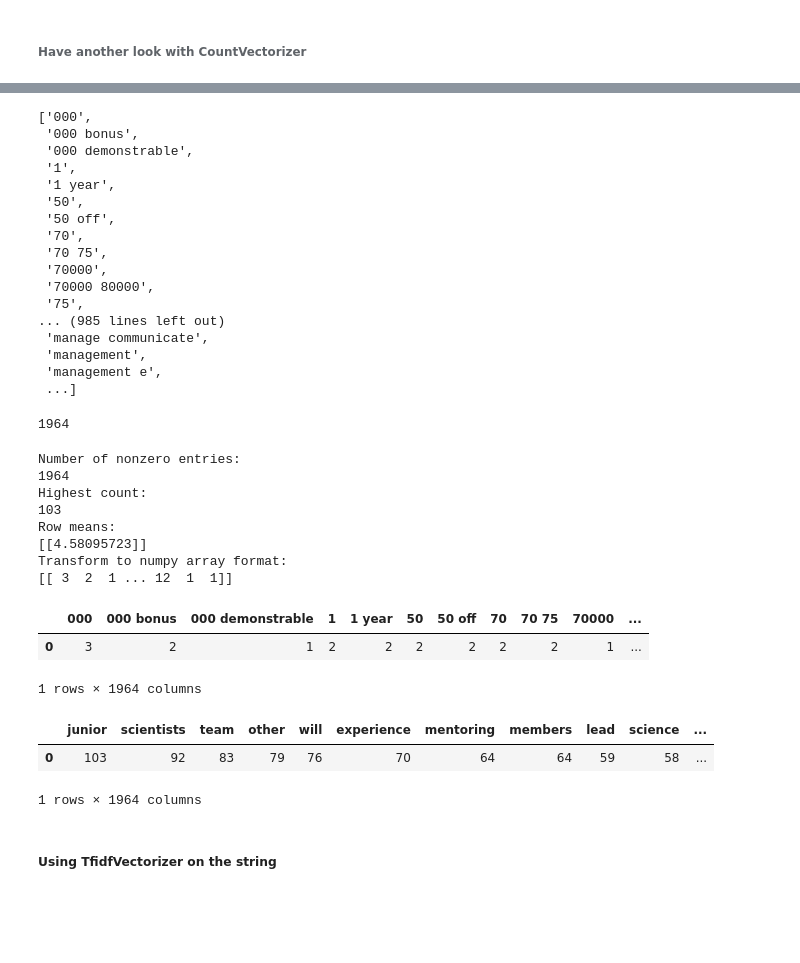
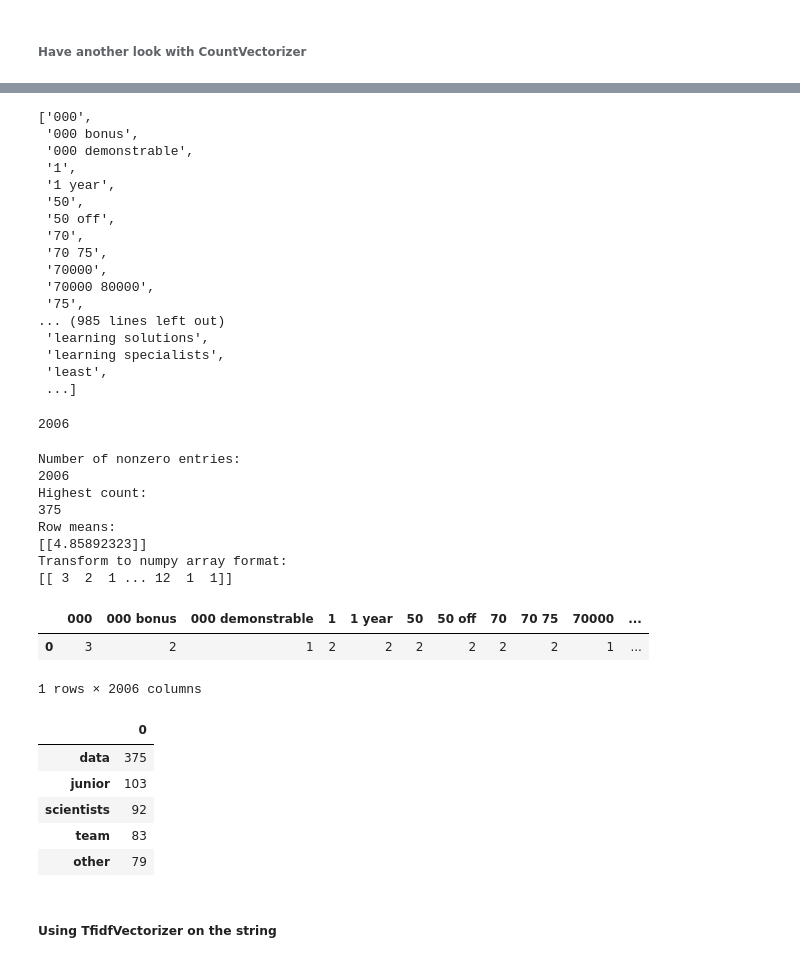
Before and after one commit to paxton615/Indeed_Job_Search, a Jupyter notebook: NPL_on_Job_Descriptions.ipynb, the cells around one changed output, grey strips where cells are left out. Saved outputs shown, nothing was run; the diff lists cells and outputs as text; code cells hidden in the pictures; blank space fills up the shorter version.

```diff
--- a/NPL_on_Job_Descriptions.ipynb
+++ b/NPL_on_Job_Descriptions.ipynb
@@ -39,7 +39,7 @@ Counter({'and': 433, 'data': 333, 'the': 203, 'of': 161, 'to': 129, 'in': 104, '
 # %% [markdown]
 ###### Have another look with CountVectorizer
 # %%
-cvec = CountVectorizer(token_pattern='\w+', stop_words={'data','for','you','to','with','a','the','and','of','in'},
+cvec = CountVectorizer(token_pattern='\w+', stop_words={'for','you','to','with','a','the','and','of','in'},
                       ngram_range=(1,2)) #ngram_range=(1,2) 取一个词和相邻的两个词作为统计目标。默认是用每一个词作为统计目标。
 cvec.fit([string])  # !!!!!!need to put [] on the string!!!
 # %% [output]
@@ -69,14 +69,14 @@ cvec.get_feature_names()
  '70000 80000',
  '75',
 ... (985 lines left out)
- 'manage communicate',
- 'management',
- 'management e',
+ 'learning solutions',
+ 'learning specialists',
+ 'least',
  ...]
 # %%
 len(cvec.get_feature_names())
 # %% [output]
-1964
+2006
 # %%
 print('Number of nonzero entries:')
 print(doc_matrx.nnz)
@@ -88,11 +88,11 @@ print('Transform to numpy array format:')
 print(doc_matrx.toarray())
 # %% [output]
 Number of nonzero entries:
-1964
+2006
 Highest count:
-103
+375
 Row means:
-[[4.58095723]]
+[[4.85892323]]
 Transform to numpy array format:
 [[ 3  2  1 ... 12  1  1]]
 # %%
@@ -103,10 +103,13 @@ df_cvec
 # %% [output]
 |  | 000 | 000 bonus | 000 demonstrable | 1 | 1 year | 50 | 50 off | 70 | 70 75 | 70000 | ... |
 | 0 | 3 | 2 | 1 | 2 | 2 | 2 | 2 | 2 | 2 | 1 | ... |
-1 rows × 1964 columns
+1 rows × 2006 columns
 # %%
-df_cvec.transpose().sort_values(0,ascending=False).transpose()
+df_cvec.transpose().sort_values(0,ascending=False).head()
 # %% [output]
-|  | junior | scientists | team | other | will | experience | mentoring | members | lead | science | ... |
-| 0 | 103 | 92 | 83 | 79 | 76 | 70 | 64 | 64 | 59 | 58 | ... |
+|  | 0 |
+| data | 375 |
+| junior | 103 |
+| scientists | 92 |
+| team | 83 |
+| other | 79 |
-1 rows × 1964 columns
```
Also changed, not shown: parts of 13 cells of this notebook.
